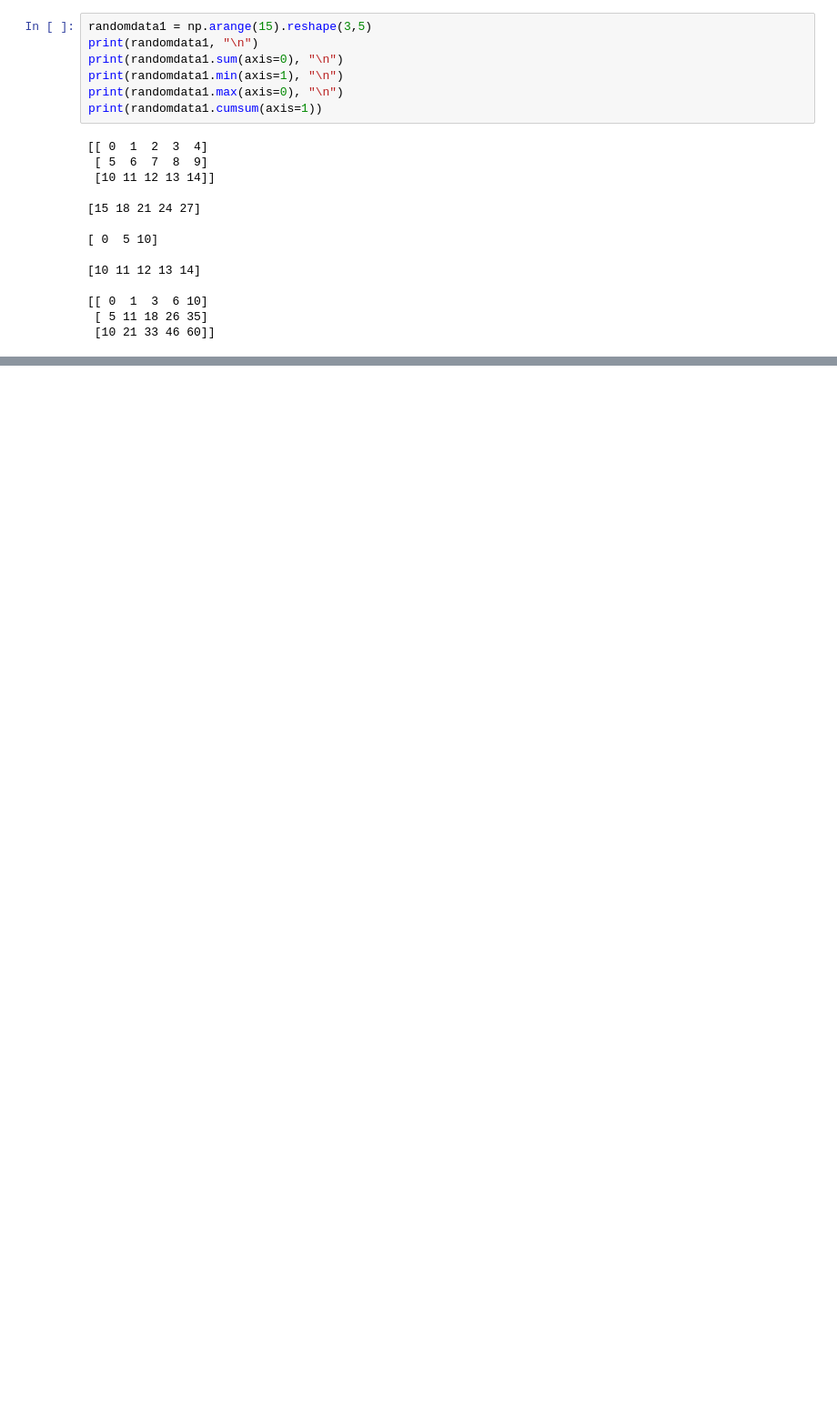
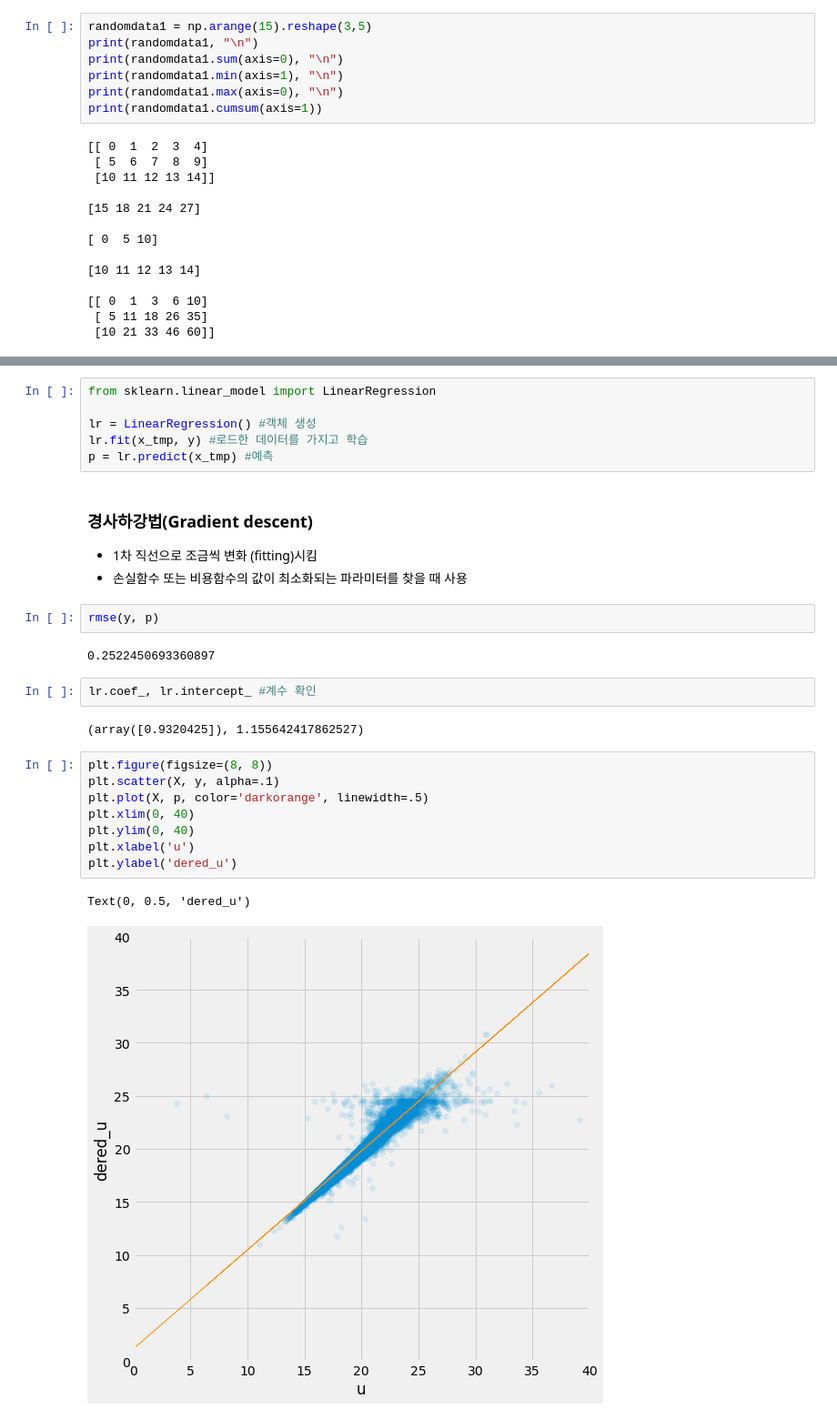
Before and after one commit to shiningstar1007/DataScience, a Jupyter notebook: DataScience/Code/numpy.ipynb, the cells around one changed output, grey strips where cells are left out. Shown at 91% size. Saved outputs shown, nothing was run; the diff lists cells and outputs as text; blank space fills up the shorter version.

```diff
--- a/DataScience/Code/numpy.ipynb
+++ b/DataScience/Code/numpy.ipynb
@@ -166,0 +200,29 @@ MemoryError: Unable to allocate 298. GiB for an array with shape (200004, 200004
+# %%
+from sklearn.linear_model import LinearRegression
+
+lr = LinearRegression() #객체 생성
+lr.fit(x_tmp, y) #로드한 데이터를 가지고 학습
+p = lr.predict(x_tmp) #예측
+# %% [markdown]
+### 경사하강법(Gradient descent)
+- 1차 직선으로 조금씩 변화 (fitting)시킴
+- 손실함수 또는 비용함수의 값이 최소화되는 파라미터를 찾을 때 사용
+# %%
+rmse(y, p)
+# %% [output]
+0.2522450693360897
+# %%
+lr.coef_, lr.intercept_ #계수 확인
+# %% [output]
+(array([0.9320425]), 1.155642417862527)
+# %%
+plt.figure(figsize=(8, 8))
+plt.scatter(X, y, alpha=.1)
+plt.plot(X, p, color='darkorange', linewidth=.5)
+plt.xlim(0, 40)
+plt.ylim(0, 40)
+plt.xlabel('u')
+plt.ylabel('dered_u')
+# %% [output]
+Text(0, 0.5, 'dered_u')
+[figure, added]
```
Also changed, not shown: parts of 24 cells of this notebook.
